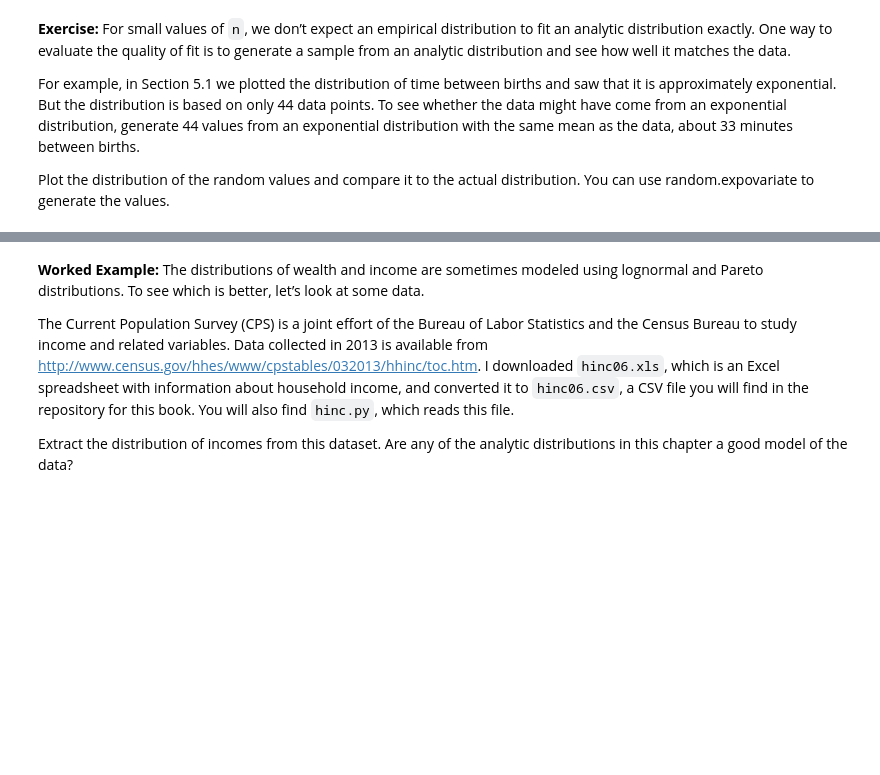
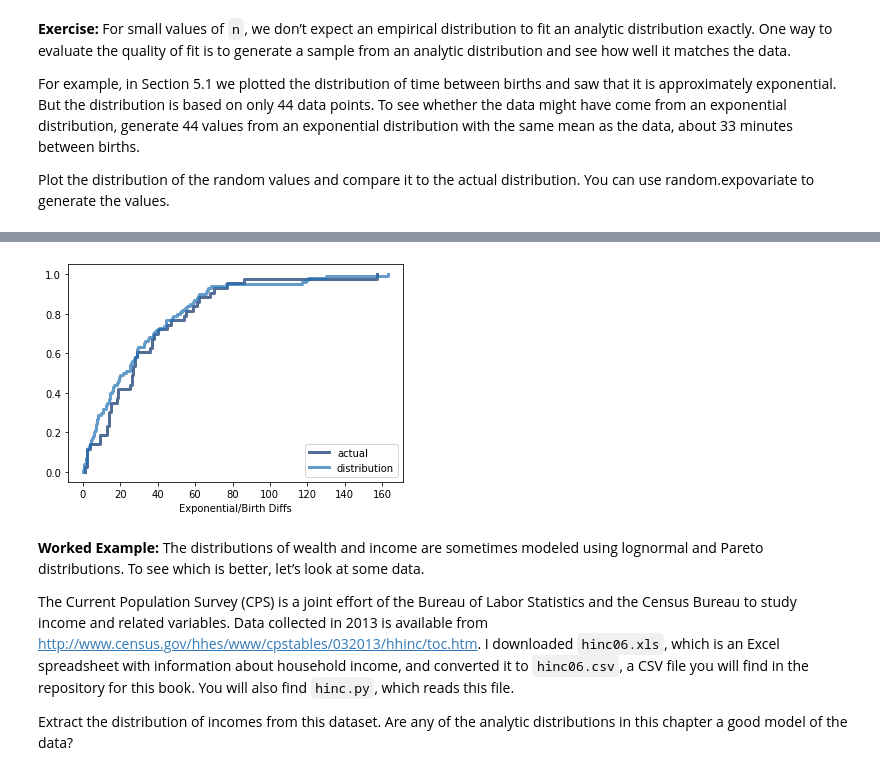
Before and after one commit to Morgan-Sell/ThinkStats2, a Jupyter notebook: code/chap05ex.ipynb, the cells around one changed output, grey strips where cells are left out. Cells and saved outputs as stored; diff of their text form; code cells hidden in the pictures; blank space fills up the shorter version.

```diff
--- a/code/chap05ex.ipynb
+++ b/code/chap05ex.ipynb
@@ -462,3 +507,19 @@ sample = [random.expovariate(lam) for _ in range(n)]
+# %%
+# Solution goes here
+n = 100
+exp_lambda = 33
+
+exp_sample = [random.expovariate(1/exp_lambda) for _ in range(n)]
+# %%
+# Solution goes here
+exp_cdf = thinkstats2.Cdf(exp_sample, label='distribution')
+thinkplot.Cdf(cdf)
+thinkplot.Cdf(exp_cdf)
+thinkplot.Config(xlabel='Exponential/Birth Diffs',
+                ylable='CCDF',
+                loc='lower right')
+# %% [output]
+[figure, added]
 # %% [markdown]
 **Worked Example:** The distributions of wealth and income are sometimes modeled using lognormal and Pareto distributions. To see which is better, let’s look at some data.
 
```
Also changed, not shown: parts of 28 cells of this notebook.
